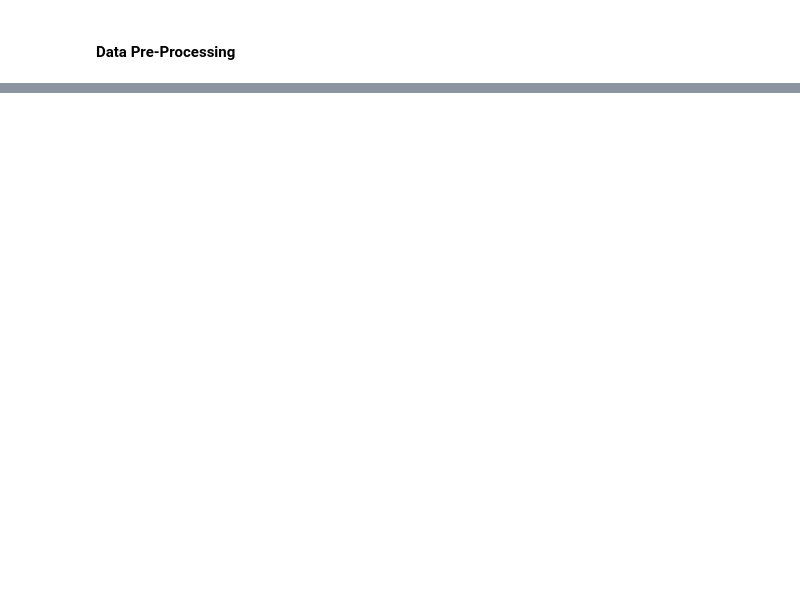
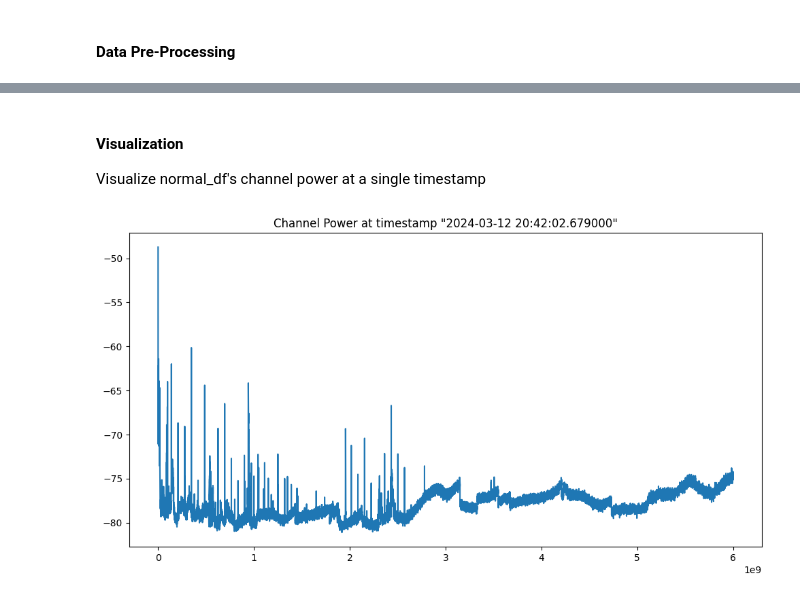
Before and after one commit to theorizchy/rf_anomaly_detection, a Jupyter notebook: model_training.ipynb, the cells around one changed output, grey strips where cells are left out. Cells and saved outputs as stored; diff of their text form; code cells hidden in the pictures; blank space fills up the shorter version.

```diff
--- a/model_training.ipynb
+++ b/model_training.ipynb
@@ -35,16 +63,18 @@ START_FREQ = 0                  # 0.0 Hz
 END_FREQ = 6000000000           # 6.0 GHz
 FREQ_BIN_SIZE = 78124.97688     # ~78.125 KHz
 
-# Transpose the DataFrame so that timestamps become the index
-data = data.transpose()
+def preprocess_dataframe(df):
+    # Transpose the DataFrame so that timestamps become the index
+    df = df.transpose()
 
-num_columns = len(data.columns)  # Excluding the 'timestamp' column
-frequency_values = [START_FREQ + i * FREQ_BIN_SIZE for i in range(num_columns)]
+    num_columns = len(df.columns)  # Excluding the 'timestamp' column
+    frequency_values = [START_FREQ + i * FREQ_BIN_SIZE for i in range(num_columns)]
 
-# Set data timestamp to be index column
-data.index.name='Timestamp'
-data.index = pd.to_datetime(data.index)
+    # Set data timestamp to be index column
+    df.index.name='Timestamp'
+    df.index = pd.to_datetime(df.index)
 
-# Name subsequent columns based on the frequency
-data.columns = frequency_values
-data.head()
+    # Name subsequent columns based on the frequency
+    df.columns = frequency_values
+
+    return df
@@ -99,0 +83,3 @@ ValueError: x and y must be the same size
+# %%
+normal_df = preprocess_dataframe(normal)
+normal_df.head()
@@ -99,0 +109,12 @@ ValueError: x and y must be the same size
+# %% [markdown]
+#### Visualization
+
+Visualize normal_df's channel power at a single timestamp
+# %%
+# Visualize the first three time-series capture
+plt.figure(figsize=(12, 6))
+plt.plot(normal_df.iloc[0])
+plt.title('Channel Power at timestamp "{}"'.format(normal_df.iloc[0].name))
+plt.show()
+# %% [output]
+[figure, added]
```
Also changed, not shown: parts of 28 cells of this notebook, 2 other files.
